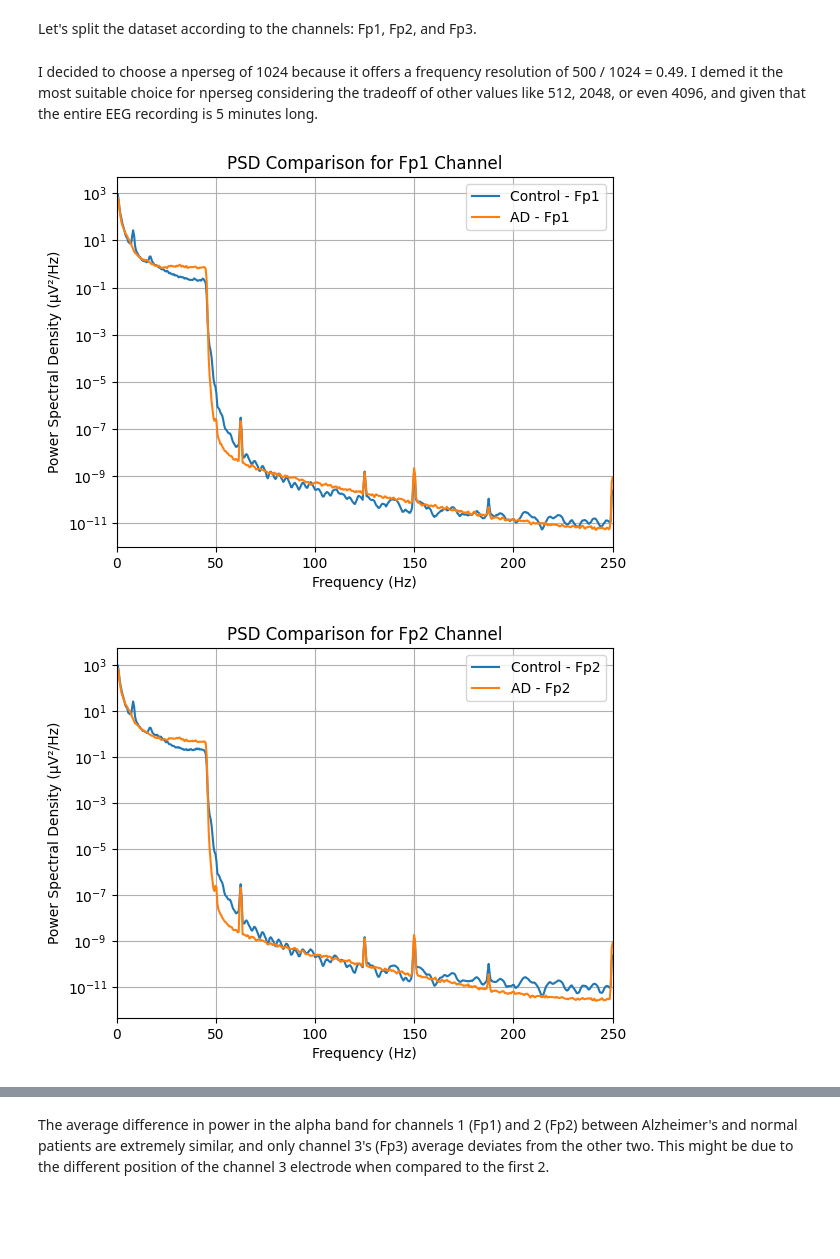
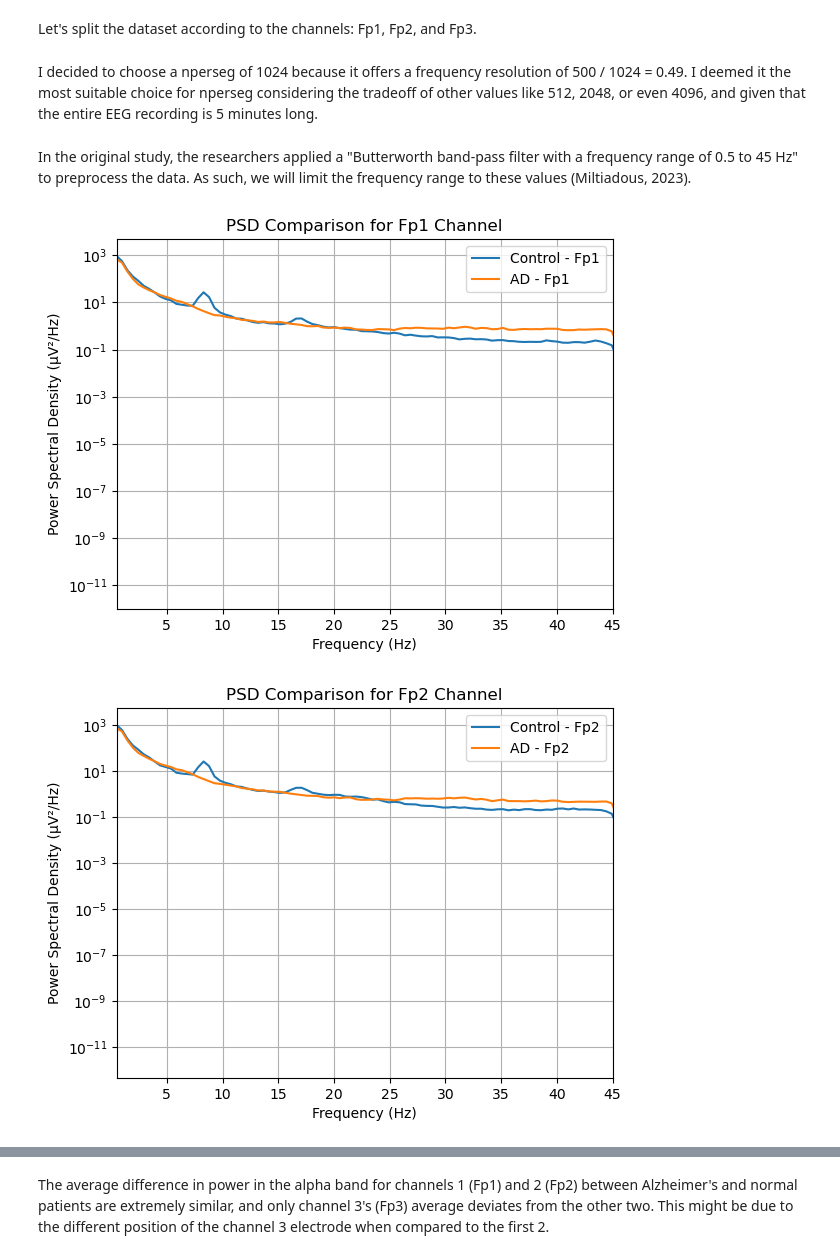
Before and after one commit to sconsume/cogs118c_acjj, a Jupyter notebook: final_project.ipynb, the cells around one changed output, grey strips where cells are left out. Drawn from its saved outputs; the diff is of its cells as text; code cells hidden in the pictures; blank space fills up the shorter version.

```diff
--- a/final_project.ipynb
+++ b/final_project.ipynb
@@ -25,12 +37,14 @@ nperseg = 1024 # test spacing frequency between bins
 # %% [markdown]
-I decided to choose a nperseg of 1024 because it offers a frequency resolution of 500 / 1024 = 0.49. I demed it the most suitable choice for nperseg considering the tradeoff of other values like 512, 2048, or even 4096, and given that the entire EEG recording is 5 minutes long.
+I decided to choose a nperseg of 1024 because it offers a frequency resolution of 500 / 1024 = 0.49. I deemed it the most suitable choice for nperseg considering the tradeoff of other values like 512, 2048, or even 4096, and given that the entire EEG recording is 5 minutes long.
 # %%
 fp1_control, fp1_psd_control = scipy.signal.welch(control_channel_1, fs=fs, nperseg=nperseg)
 fp1_ad, fp1_psd_ad = scipy.signal.welch(ad_channel_1, fs=fs, nperseg=nperseg)
+# %% [markdown]
+In the original study, the researchers applied a "Butterworth band-pass filter with a frequency range of 0.5 to 45 Hz" to preprocess the data. As such, we will limit the frequency range to these values (Miltiadous, 2023).
 # %%
 plt.semilogy(fp1_control, fp1_psd_control, label='Control - Fp1')
 plt.semilogy(fp1_ad, fp1_psd_ad, label='AD - Fp1')
-plt.xlim(0, fs/2)
+plt.xlim(0.5, 45)
 plt.xlabel('Frequency (Hz)')
 plt.ylabel('Power Spectral Density (µV²/Hz)')
 plt.title('PSD Comparison for Fp1 Channel')
@@ -38,22 +52,22 @@ plt.legend()
 plt.grid(True)
 plt.show()
 # %% [output]
-[figure, old version]
+[figure, new version]
 # %%
 fp2_control, fp2_psd_control = scipy.signal.welch(control_channel_2, fs=fs, nperseg=nperseg)
 fp2_ad, fp2_psd_ad = scipy.signal.welch(ad_channel_2, fs=fs, nperseg=nperseg)
 # %%
 plt.semilogy(fp2_control, fp2_psd_control, label='Control - Fp2')
 plt.semilogy(fp2_ad, fp2_psd_ad, label='AD - Fp2')
-plt.xlim(0, fs/2)
+plt.xlim(0.5, 45)
 plt.xlabel('Frequency (Hz)')
 plt.ylabel('Power Spectral Density (µV²/Hz)')
 plt.title('PSD Comparison for Fp2 Channel')
 plt.legend()
 plt.grid(True)
 plt.show()
 # %% [output]
-[figure, old version]
+[figure, new version]
 # %%
 fp3_control, fp3_psd_control = scipy.signal.welch(control_channel_3, fs=fs, nperseg=nperseg)
 fp3_ad, fp3_psd_ad = scipy.signal.welch(ad_channel_3, fs=fs, nperseg=nperseg)
```
Also changed, not shown: parts of 57 cells of this notebook.
